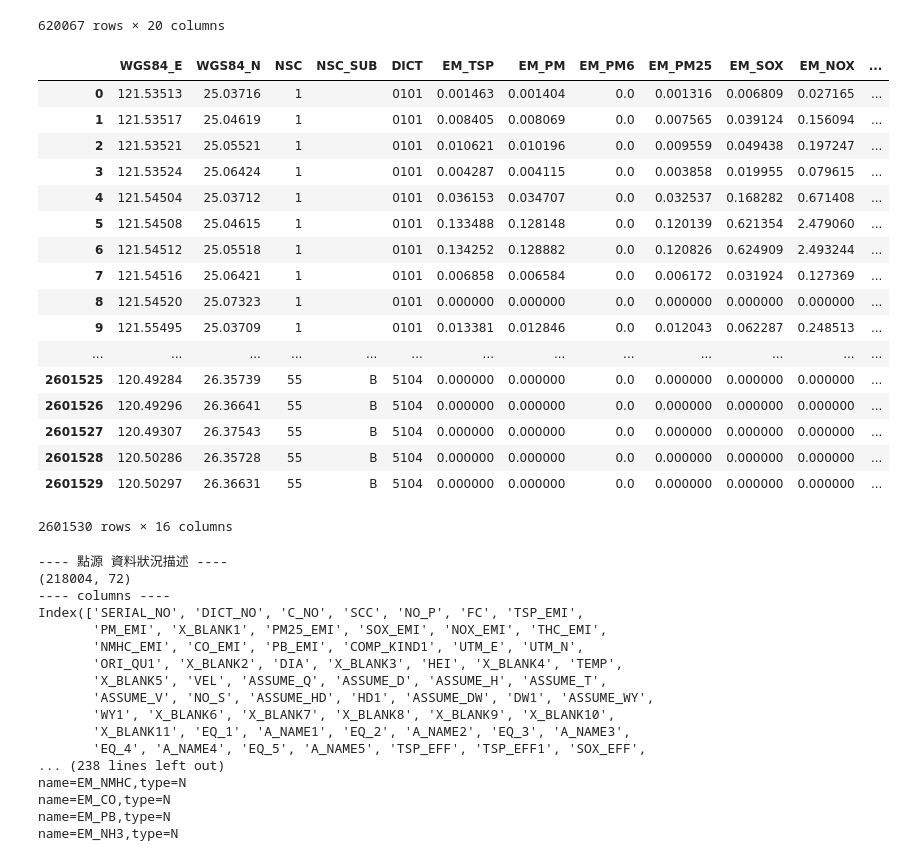
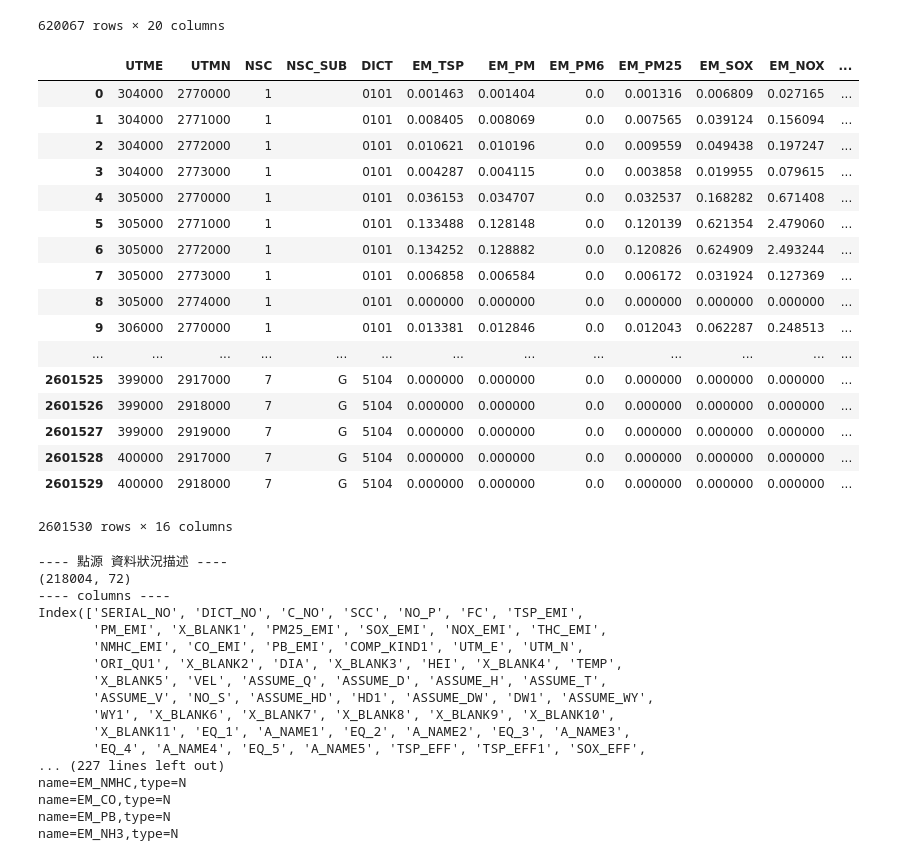
Before and after one commit to Linked-Open-Data-LOD-Taiwan/ontologies, a Jupyter notebook: script/air_TEDS.ipynb, the cells around one changed output. Drawn from its saved outputs; the diff is of its cells as text; code cells hidden in the pictures.

```diff
--- a/script/air_TEDS.ipynb
+++ b/script/air_TEDS.ipynb
@@ -98,36 +101,36 @@ line_df
 # %%
 # 載入面源 ，轉 df 需 5 分鐘
 from dbfread import DBF
 import pandas as pd
 point_file = "dataset/TEDS10 POINT TWD97.dbf"
 line_file = "dataset/TEDS10_LINE_TWD97.dbf"
-area_file = "dataset/TEDS10_AREA_WGS84.dbf"
+area_file = "dataset/TEDS10_AREA_TWD97.dbf"
 
 area_table = DBF(area_file,char_decode_errors='ignore',encoding='big5',load=True)
 cols = []
 for field in area_table.fields:
     cols.append(field.name)
     #print("name=%s,type=%s" %(field.name,field.type))
 area_df = pd.DataFrame(area_table.records,  columns =cols)
 area_df
 # %% [output]
-|  | WGS84_E | WGS84_N | NSC | NSC_SUB | DICT | EM_TSP | EM_PM | EM_PM6 | EM_PM25 | EM_SOX | EM_NOX | ... |
-| 0 | 121.53513 | 25.03716 | 1 |  | 0101 | 0.001463 | 0.001404 | 0.0 | 0.001316 | 0.006809 | 0.027165 | ... |
-| 1 | 121.53517 | 25.04619 | 1 |  | 0101 | 0.008405 | 0.008069 | 0.0 | 0.007565 | 0.039124 | 0.156094 | ... |
-| 2 | 121.53521 | 25.05521 | 1 |  | 0101 | 0.010621 | 0.010196 | 0.0 | 0.009559 | 0.049438 | 0.197247 | ... |
-| 3 | 121.53524 | 25.06424 | 1 |  | 0101 | 0.004287 | 0.004115 | 0.0 | 0.003858 | 0.019955 | 0.079615 | ... |
-| 4 | 121.54504 | 25.03712 | 1 |  | 0101 | 0.036153 | 0.034707 | 0.0 | 0.032537 | 0.168282 | 0.671408 | ... |
-| 5 | 121.54508 | 25.04615 | 1 |  | 0101 | 0.133488 | 0.128148 | 0.0 | 0.120139 | 0.621354 | 2.479060 | ... |
-| 6 | 121.54512 | 25.05518 | 1 |  | 0101 | 0.134252 | 0.128882 | 0.0 | 0.120826 | 0.624909 | 2.493244 | ... |
-| 7 | 121.54516 | 25.06421 | 1 |  | 0101 | 0.006858 | 0.006584 | 0.0 | 0.006172 | 0.031924 | 0.127369 | ... |
-| 8 | 121.54520 | 25.07323 | 1 |  | 0101 | 0.000000 | 0.000000 | 0.0 | 0.000000 | 0.000000 | 0.000000 | ... |
-| 9 | 121.55495 | 25.03709 | 1 |  | 0101 | 0.013381 | 0.012846 | 0.0 | 0.012043 | 0.062287 | 0.248513 | ... |
+|  | UTME | UTMN | NSC | NSC_SUB | DICT | EM_TSP | EM_PM | EM_PM6 | EM_PM25 | EM_SOX | EM_NOX | ... |
+| 0 | 304000 | 2770000 | 1 |  | 0101 | 0.001463 | 0.001404 | 0.0 | 0.001316 | 0.006809 | 0.027165 | ... |
+| 1 | 304000 | 2771000 | 1 |  | 0101 | 0.008405 | 0.008069 | 0.0 | 0.007565 | 0.039124 | 0.156094 | ... |
+| 2 | 304000 | 2772000 | 1 |  | 0101 | 0.010621 | 0.010196 | 0.0 | 0.009559 | 0.049438 | 0.197247 | ... |
+| 3 | 304000 | 2773000 | 1 |  | 0101 | 0.004287 | 0.004115 | 0.0 | 0.003858 | 0.019955 | 0.079615 | ... |
+| 4 | 305000 | 2770000 | 1 |  | 0101 | 0.036153 | 0.034707 | 0.0 | 0.032537 | 0.168282 | 0.671408 | ... |
+| 5 | 305000 | 2771000 | 1 |  | 0101 | 0.133488 | 0.128148 | 0.0 | 0.120139 | 0.621354 | 2.479060 | ... |
+| 6 | 305000 | 2772000 | 1 |  | 0101 | 0.134252 | 0.128882 | 0.0 | 0.120826 | 0.624909 | 2.493244 | ... |
+| 7 | 305000 | 2773000 | 1 |  | 0101 | 0.006858 | 0.006584 | 0.0 | 0.006172 | 0.031924 | 0.127369 | ... |
+| 8 | 305000 | 2774000 | 1 |  | 0101 | 0.000000 | 0.000000 | 0.0 | 0.000000 | 0.000000 | 0.000000 | ... |
+| 9 | 306000 | 2770000 | 1 |  | 0101 | 0.013381 | 0.012846 | 0.0 | 0.012043 | 0.062287 | 0.248513 | ... |
 | ... | ... | ... | ... | ... | ... | ... | ... | ... | ... | ... | ... | ... |
-| 2601525 | 120.49284 | 26.35739 | 55 | B | 5104 | 0.000000 | 0.000000 | 0.0 | 0.000000 | 0.000000 | 0.000000 | ... |
-| 2601526 | 120.49296 | 26.36641 | 55 | B | 5104 | 0.000000 | 0.000000 | 0.0 | 0.000000 | 0.000000 | 0.000000 | ... |
-| 2601527 | 120.49307 | 26.37543 | 55 | B | 5104 | 0.000000 | 0.000000 | 0.0 | 0.000000 | 0.000000 | 0.000000 | ... |
-| 2601528 | 120.50286 | 26.35728 | 55 | B | 5104 | 0.000000 | 0.000000 | 0.0 | 0.000000 | 0.000000 | 0.000000 | ... |
-| 2601529 | 120.50297 | 26.36631 | 55 | B | 5104 | 0.000000 | 0.000000 | 0.0 | 0.000000 | 0.000000 | 0.000000 | ... |
+| 2601525 | 399000 | 2917000 | 7 | G | 5104 | 0.000000 | 0.000000 | 0.0 | 0.000000 | 0.000000 | 0.000000 | ... |
+| 2601526 | 399000 | 2918000 | 7 | G | 5104 | 0.000000 | 0.000000 | 0.0 | 0.000000 | 0.000000 | 0.000000 | ... |
+| 2601527 | 399000 | 2919000 | 7 | G | 5104 | 0.000000 | 0.000000 | 0.0 | 0.000000 | 0.000000 | 0.000000 | ... |
+| 2601528 | 400000 | 2917000 | 7 | G | 5104 | 0.000000 | 0.000000 | 0.0 | 0.000000 | 0.000000 | 0.000000 | ... |
+| 2601529 | 400000 | 2918000 | 7 | G | 5104 | 0.000000 | 0.000000 | 0.0 | 0.000000 | 0.000000 | 0.000000 | ... |
 2601530 rows × 16 columns
 # %%
 # 點線面 資料狀況描述
@@ -160,7 +163,7 @@ Index(['SERIAL_NO', 'DICT_NO', 'C_NO', 'SCC', 'NO_P', 'FC', 'TSP_EMI',
        'WY1', 'X_BLANK6', 'X_BLANK7', 'X_BLANK8', 'X_BLANK9', 'X_BLANK10',
        'X_BLANK11', 'EQ_1', 'A_NAME1', 'EQ_2', 'A_NAME2', 'EQ_3', 'A_NAME3',
        'EQ_4', 'A_NAME4', 'EQ_5', 'A_NAME5', 'TSP_EFF', 'TSP_EFF1', 'SOX_EFF',
-... (238 lines left out)
+... (227 lines left out)
 name=EM_NMHC,type=N
 name=EM_CO,type=N
 name=EM_PB,type=N
```
Also changed, not shown: parts of 19 cells of this notebook, 8 other files.
